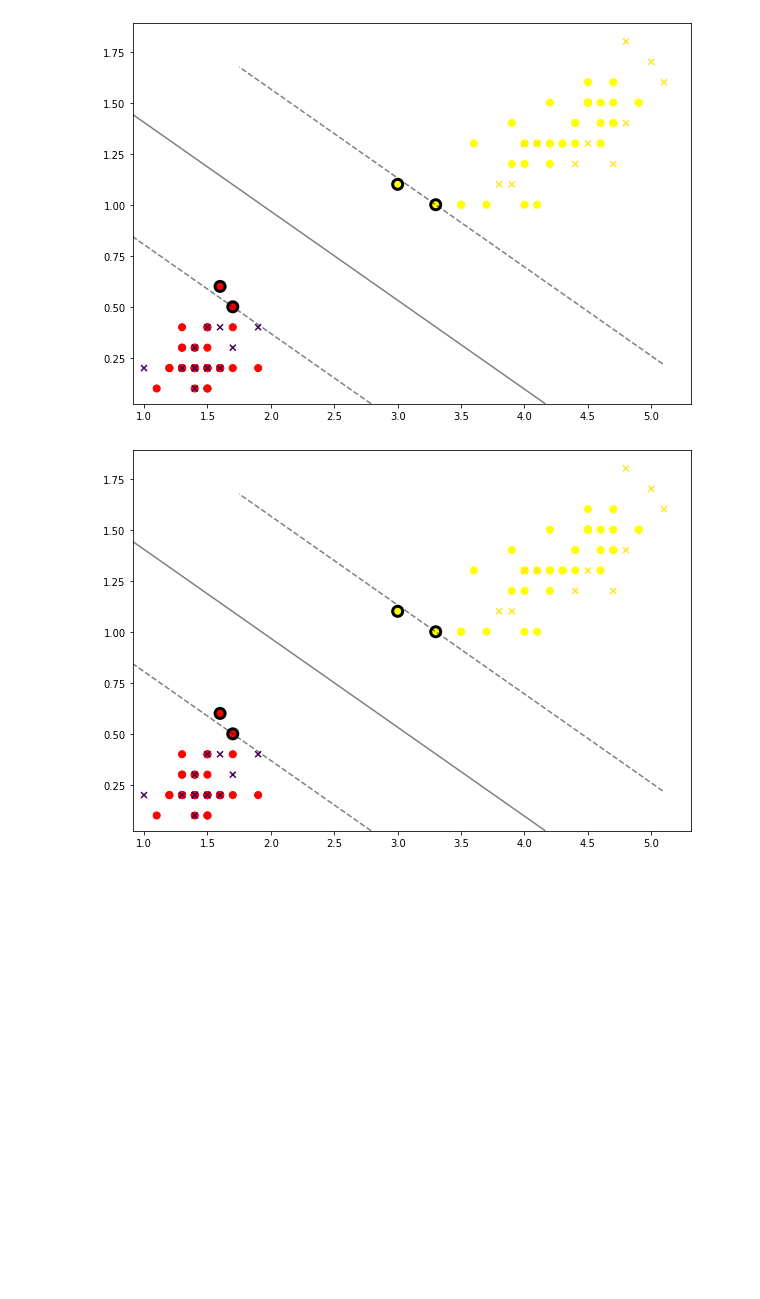
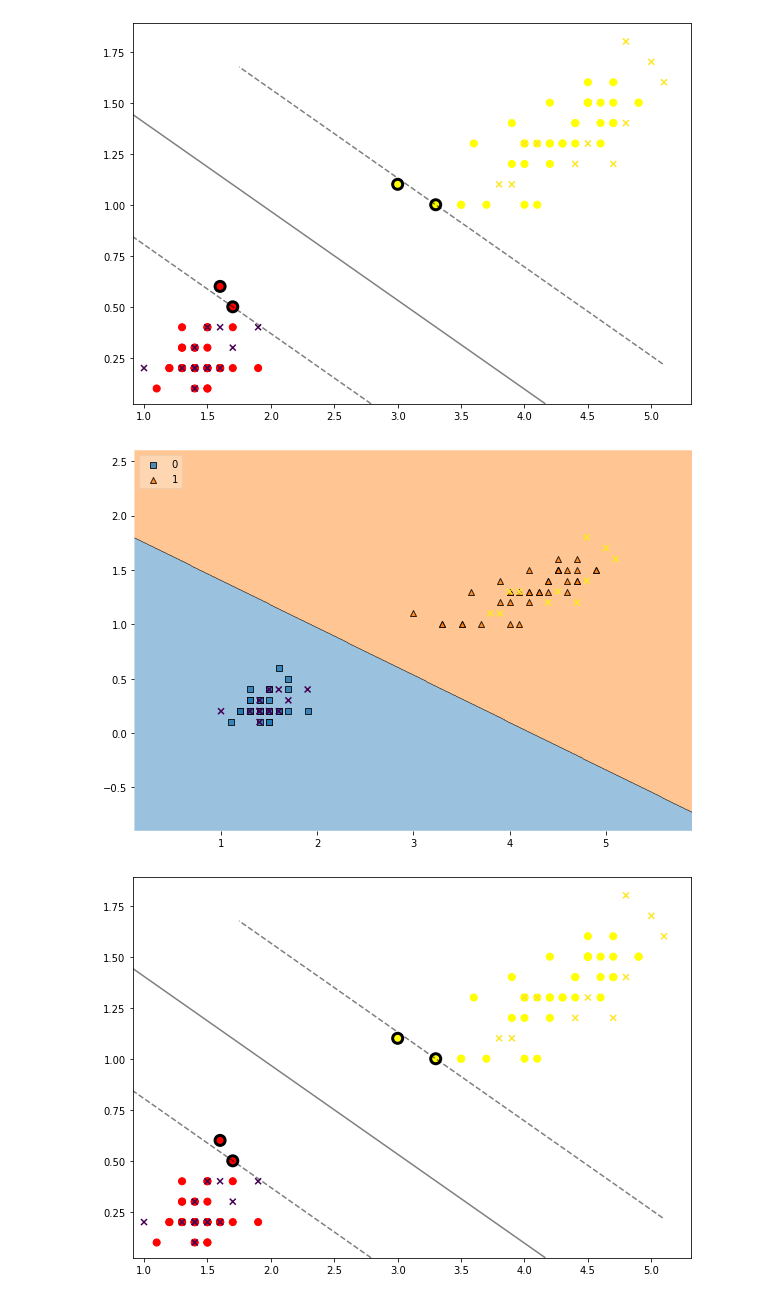
Before and after one commit to Kamil128/Training_DS_Classification, a Jupyter notebook: 3_SVM_example.ipynb, the cells around one changed output. Saved outputs shown, nothing was run; the diff lists cells and outputs as text; code cells hidden in the pictures; blank space fills up the shorter version.

```diff
--- a/3_SVM_example.ipynb
+++ b/3_SVM_example.ipynb
@@ -99,6 +106,14 @@ ax.scatter(x_test[:, 0], x_test[:, 1], marker='x', c=y_test)
 plt.show()
 # %% [output]
 [figure]
+# %%
+from mlxtend.plotting import plot_decision_regions
+plt.figure(figsize=(10, 7))
+plot_decision_regions(X_train, y_train, clf=model, legend=2)
+plt.scatter(X_test[:, 0], X_test[:, 1], marker='x', c=y_test)
+plt.show()
+# %% [output]
+[figure, added]
 # %%
 from plot_utils import plot_margins
 plot_margins(x=X_train,
```
Also changed, not shown: parts of 21 cells of this notebook.
